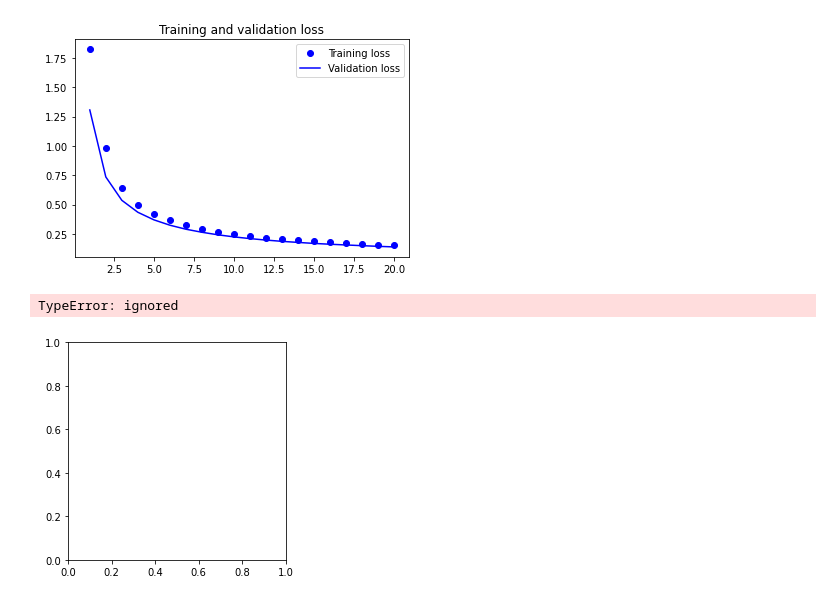
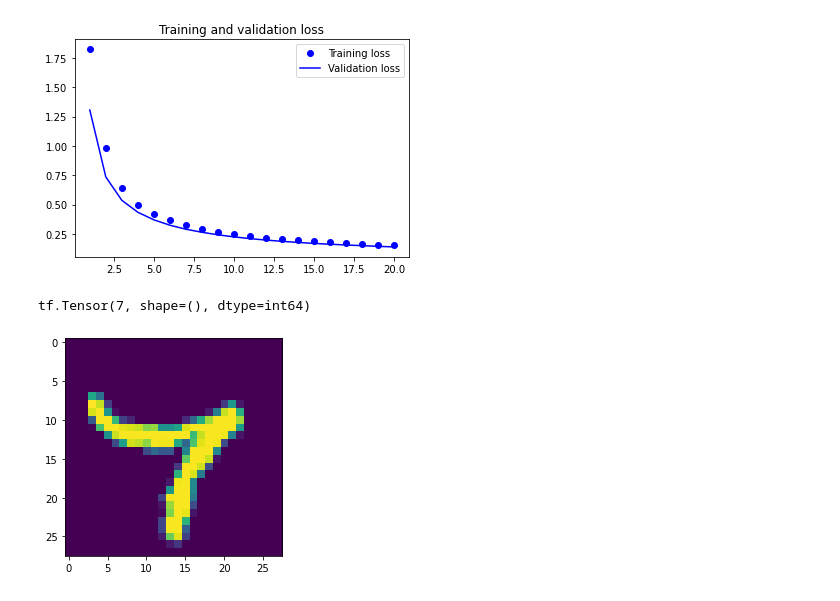
Before and after one commit to Juanjdurillo/Juanjdurillo.github.io, a Jupyter notebook: LeNet_Keras.ipynb, the cells around one changed output. Drawn from its saved outputs; the diff is of its cells as text; code cells hidden in the pictures.

```diff
--- a/LeNet_Keras.ipynb
+++ b/LeNet_Keras.ipynb
@@ -148,13 +148,12 @@ plt.show()
 # %%
 from keras.preprocessing import image
 test_index = 124
-#plt.imshow(image.array_to_img(x_test[test_index]))
-plt.imshow(x_test[test_index])
+plt.imshow(image.array_to_img(x_test[test_index]))
 test_score = model.predict(x_test[test_index:test_index+1])
 prediction = tf.argmax(test_score[0])
 print(prediction)
 # %% [output]
-TypeError: ignored
+tf.Tensor(7, shape=(), dtype=int64)
-[figure, old version]
+[figure, new version]
 # %%
 test_score = model.evaluate(x_test[1])
```
